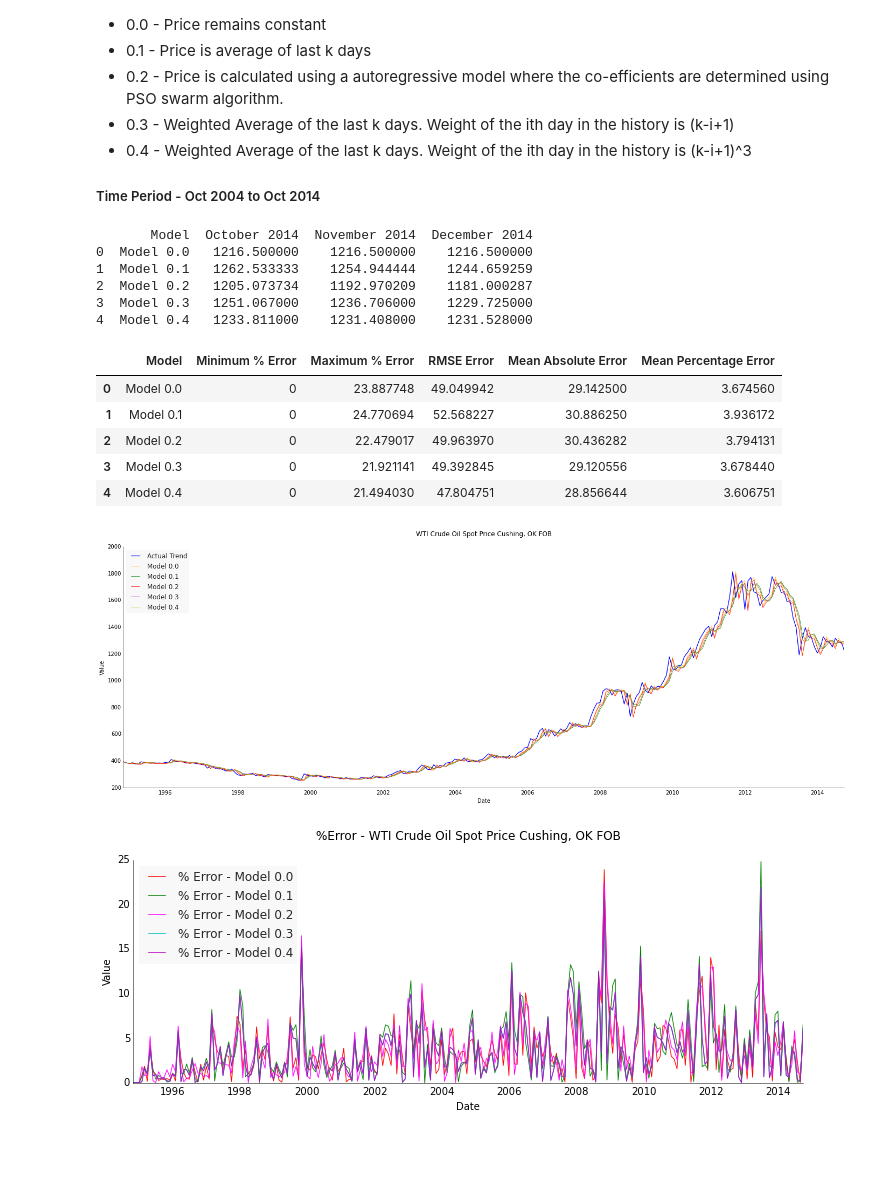
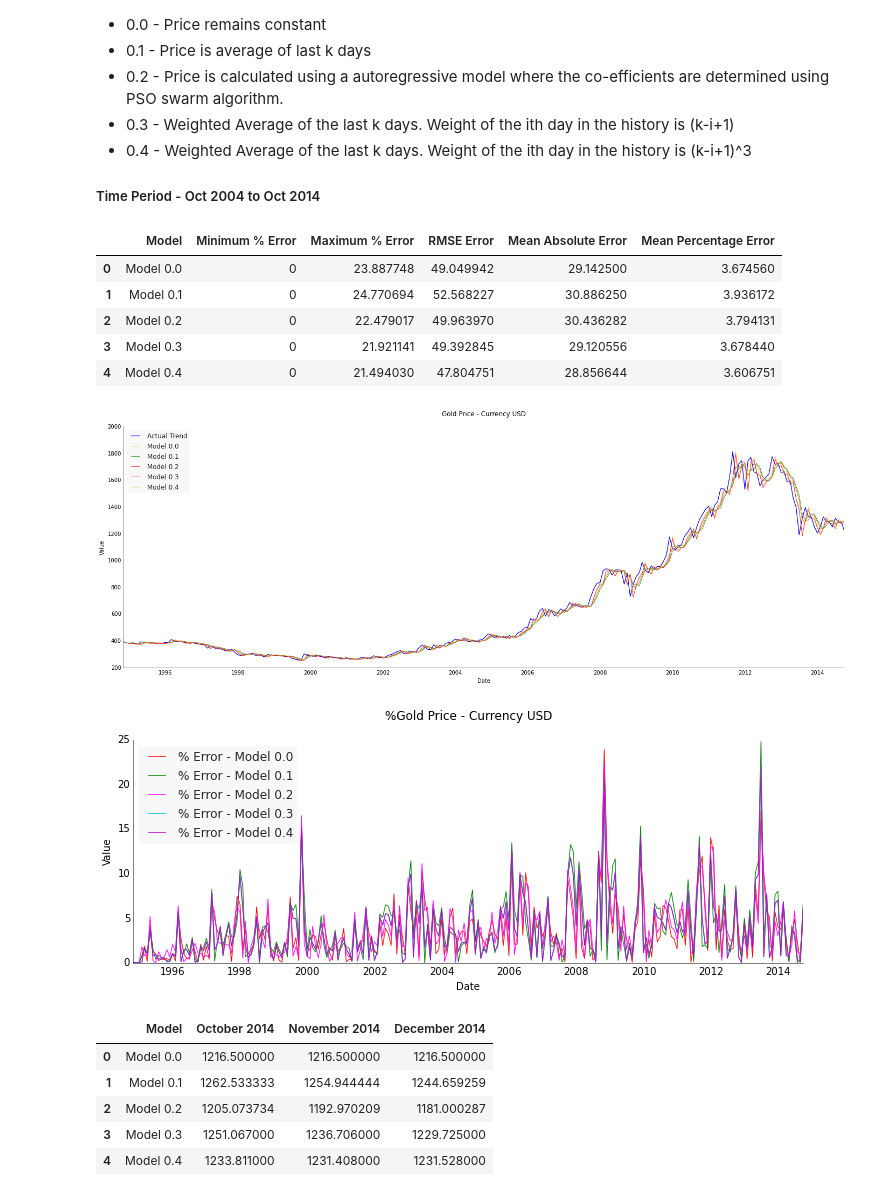
Before and after one commit to Sree-vathsan/CSE591-Data-Science-Project, a Jupyter notebook: baselineModel/bm_gold.ipynb, the cells around one changed output. Drawn from its saved outputs; the diff is of its cells as text; code cells hidden in the pictures; blank space fills up the shorter version.

```diff
--- a/baselineModel/bm_gold.ipynb
+++ b/baselineModel/bm_gold.ipynb
@@ -47,14 +47,14 @@ ppl.plot(axes, date, y, label=str("Actual Trend"), linewidth=1.25, c='blue')
 #pred_y0 = np.repeat(startValue, n)
 #ppl.plot(axes, x, pred_y0, label=str("Model 0.0"), linewidth=0.75, c='orange')
 
-axes.set_title("WTI Crude Oil Spot Price Cushing, OK FOB\n")
+axes.set_title("Gold Price - Currency USD\n")
 axes.set_ylabel('Value')
 axes.set_xlabel('Date')
 
 fig1, axes1 = plt.subplots(1, figsize=(12,4))
 #errVar_y0 = 100 * (np.absolute(pred_y0 - y) / y)
 #ppl.plot(axes1, x, errVar_y0, label=str("% Error - Model 0.0"), linewidth=0.75, c='yellow')
-axes1.set_title("%Error - WTI Crude Oil Spot Price Cushing, OK FOB\n ")
+axes1.set_title("%Gold Price - Currency USD\n ")
 axes1.set_ylabel('Value')
 axes1.set_xlabel('Date')
 
@@ -186,39 +186,41 @@ octForecast.append(1251.067)
 octForecast.append(1233.811)
 novForecast=[]
 novForecast.append(octForecast[0])
 novForecast.append((octForecast[1] + y[0] + y[1])/3)
 novForecast.append(octForecast[2]*0.976 + 0.01373*y[0] + 0.1157)
 novForecast.append(1236.706)
 novForecast.append(1231.408)
 decForecast=[]
 decForecast.append(novForecast[0])
 decForecast.append((novForecast[1] + octForecast[1] + y[0])/3)
 decForecast.append(novForecast[2]*0.976 + 0.01373*octForecast[2] + 0.1157)
 decForecast.append(1229.725)
 decForecast.append(1231.528)
 dfForecast['October 2014'] = octForecast
 dfForecast['November 2014'] = novForecast
 dfForecast['December 2014'] = decForecast
-print (dfForecast)
 dfErr
 #(novForecast0,novForecast1,novForecast2)
 
 #print("Minimum % Error")
 #print(min(err_y))
 #print("Maximum % Error")
 #print(max(err_y))
 # %% [output]
-       Model  October 2014  November 2014  December 2014
-0  Model 0.0   1216.500000    1216.500000    1216.500000
-1  Model 0.1   1262.533333    1254.944444    1244.659259
-2  Model 0.2   1205.073734    1192.970209    1181.000287
-3  Model 0.3   1251.067000    1236.706000    1229.725000
-4  Model 0.4   1233.811000    1231.408000    1231.528000
 |  | Model | Minimum % Error | Maximum % Error | RMSE Error | Mean Absolute Error | Mean Percentage Error |
 | 0 | Model 0.0 | 0 | 23.887748 | 49.049942 | 29.142500 | 3.674560 |
 | 1 | Model 0.1 | 0 | 24.770694 | 52.568227 | 30.886250 | 3.936172 |
 | 2 | Model 0.2 | 0 | 22.479017 | 49.963970 | 30.436282 | 3.794131 |
 | 3 | Model 0.3 | 0 | 21.921141 | 49.392845 | 29.120556 | 3.678440 |
 | 4 | Model 0.4 | 0 | 21.494030 | 47.804751 | 28.856644 | 3.606751 |
-[figure, old version]
+[figure, new version]
-[figure, old version]
+[figure, new version]
+# %%
+dfForecast
+# %% [output]
+|  | Model | October 2014 | November 2014 | December 2014 |
+| 0 | Model 0.0 | 1216.500000 | 1216.500000 | 1216.500000 |
+| 1 | Model 0.1 | 1262.533333 | 1254.944444 | 1244.659259 |
+| 2 | Model 0.2 | 1205.073734 | 1192.970209 | 1181.000287 |
+| 3 | Model 0.3 | 1251.067000 | 1236.706000 | 1229.725000 |
+| 4 | Model 0.4 | 1233.811000 | 1231.408000 | 1231.528000 |
```
Also changed, not shown: 4 other files.
